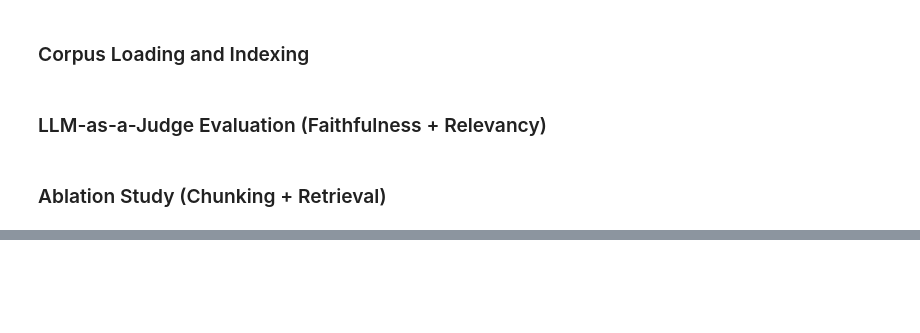
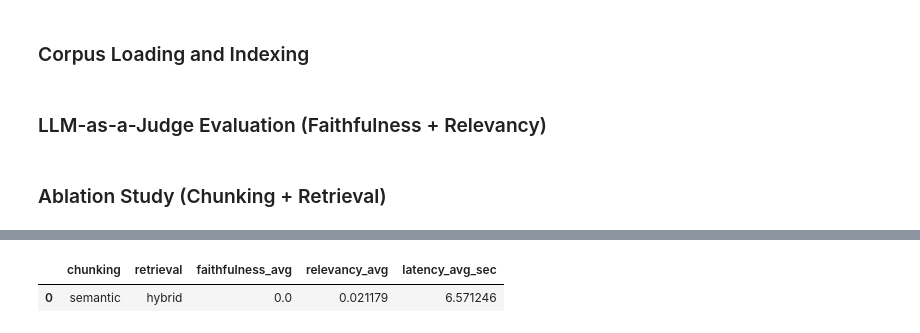
Before and after one commit to khgaurav-del/RAG-for-company-data, a Jupyter notebook: RAG.ipynb, the cells around one changed output, grey strips where cells are left out. Cells and saved outputs as stored; diff of their text form; code cells hidden in the pictures; blank space fills up the shorter version.

Commit message:
Better answering, and dataset changed

```diff
--- a/RAG.ipynb
+++ b/RAG.ipynb
@@ -1329,0 +1380,91 @@ Chunks ready: 486
+# %%
+# Temporary fast-mode run (runtime only). Restores originals at the end.
+_orig_generate_answer_hf = generate_answer_hf
+_orig_intelligent_context_selection = intelligent_context_selection
+
+def _generate_answer_hf_fast(prompt, hf_model='Qwen/Qwen2.5-7B-Instruct'):
+    from huggingface_hub import InferenceClient
+
+    hf_token = os.getenv('HF_TOKEN') or globals().get('HF_TOKEN')
+    candidate_models = [hf_model, 'meta-llama/Llama-3-8B-Instruct']
+    last_error = None
+
+    if hf_token and hf_token != 'your_hf_token_here':
+        client = InferenceClient(provider='hf-inference', api_key=hf_token)
+        for model_name in candidate_models:
+            start = time.time()
+            try:
+                out = client.text_generation(
+                    prompt,
+                    model=model_name,
+                    max_new_tokens=220,
+                    temperature=0.2
+                )
+                latency = time.time() - start
+                return _clean_generated_answer(out), latency
+            except Exception as e:
+                last_error = repr(e)
+                continue
+
+    local_gen_pipe = get_cached_text_generation_pipeline(model_name='Qwen/Qwen1.5-0.5B-Chat', cache_prefix='local_gen')
+
+    local_prompt = prompt
+    try:
+        tok = local_gen_pipe.tokenizer
+        max_positions = int(getattr(local_gen_pipe.model.config, 'n_positions', 1024))
+        max_input_tokens = max(64, max_positions - 120)
+        token_ids = tok.encode(prompt, add_special_tokens=False)
+        if len(token_ids) > max_input_tokens:
+            token_ids = token_ids[-max_input_tokens:]
+            local_prompt = tok.decode(token_ids, skip_special_tokens=True)
+    except Exception:
+        pass
+
+    start = time.time()
+    local_out = local_gen_pipe(
+        local_prompt,
+        max_new_tokens=160,
+        do_sample=False,
+        repetition_penalty=1.05,
+        pad_token_id=local_gen_pipe.tokenizer.eos_token_id,
+        return_full_text=False
+    )
+    latency = time.time() - start
+
+    if isinstance(local_out, list) and len(local_out) > 0:
+        if 'generated_text' in local_out[0]:
+            return _clean_generated_answer(local_out[0]['generated_text']), latency
+        return _clean_generated_answer(str(local_out[0])), latency
+
+    if last_error:
+        return f'Fallback output unavailable. Remote error: {last_error}', latency
+    return _clean_generated_answer(str(local_out)), latency
+
+def _intelligent_context_selection_fast(retrieved_chunks, embedding_model, max_tokens=1500):
+    return _orig_intelligent_context_selection(
+        retrieved_chunks,
+        embedding_model,
+        max_tokens=min(max_tokens, 1000)
+    )
+
+generate_answer_hf = _generate_answer_hf_fast
+intelligent_context_selection = _intelligent_context_selection_fast
+
+try:
+    retriever, docs, chunks = prepare_retrieval_indexes(CORPUS_PATH, chunking_method=CHUNKING_METHOD)
+    target_query = TEST_QUERIES[0]
+
+    sample_output = run_single_query_pipeline(target_query, retriever, retrieval_mode='hybrid', top_k=TOP_K)
+    print('\n=== FAST SAMPLE QUERY ===')
+    print(sample_output['query'])
+    print('\n=== FAST SAMPLE METRICS ===')
+    print(sample_output['metrics'])
+
+    ablation_df_one = run_ablation([target_query], CORPUS_PATH)
+    print('\n=== ONE-QUERY ABLATION ===')
+    display(ablation_df_one)
+finally:
+    generate_answer_hf = _orig_generate_answer_hf
+    intelligent_context_selection = _orig_intelligent_context_selection
+    print('\nRestored original generation/context-selection functions.')
+# %% [output]
@@ -1329,0 +1481,2 @@ Chunks ready: 486
+|  | chunking | retrieval | faithfulness_avg | relevancy_avg | latency_avg_sec |
+| 0 | semantic | hybrid | 0.0 | 0.021179 | 6.571246 |
```
Also changed, not shown: parts of 9 cells of this notebook, 3 other files.
